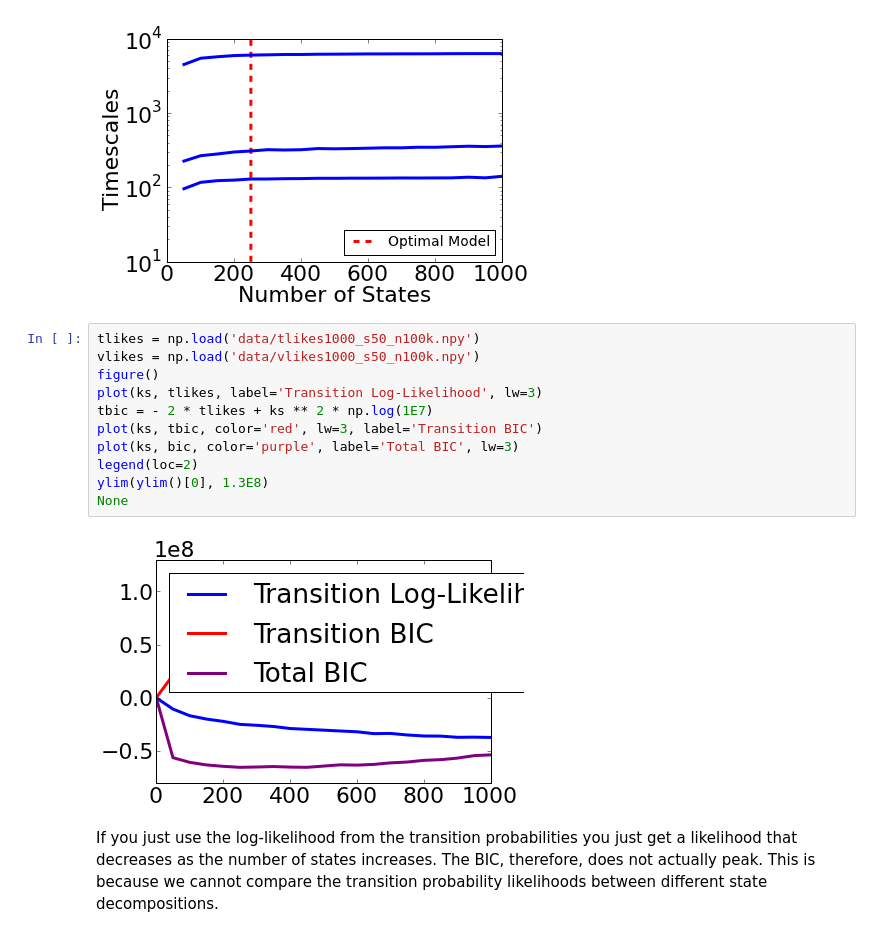
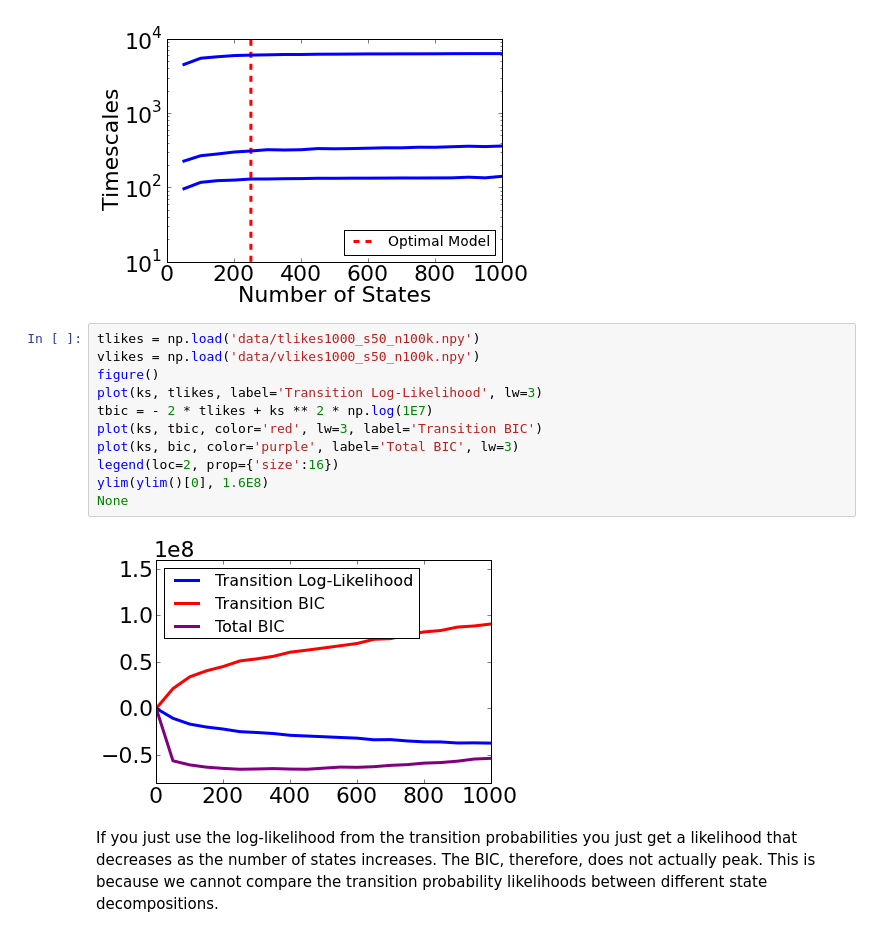
Before and after one commit to rmcgibbo/opt-k, a Jupyter notebook: muller/likelihoods.ipynb, the cells around one changed output. Cells and saved outputs as stored; diff of their text form.

```diff
--- a/muller/likelihoods.ipynb
+++ b/muller/likelihoods.ipynb
@@ -75,16 +75,16 @@ legend(loc=4, prop={'size' : 14})
 # %%
 tlikes = np.load('data/tlikes1000_s50_n100k.npy')
 vlikes = np.load('data/vlikes1000_s50_n100k.npy')
 figure()
 plot(ks, tlikes, label='Transition Log-Likelihood', lw=3)
 tbic = - 2 * tlikes + ks ** 2 * np.log(1E7)
 plot(ks, tbic, color='red', lw=3, label='Transition BIC')
 plot(ks, bic, color='purple', label='Total BIC', lw=3)
-legend(loc=2)
-ylim(ylim()[0], 1.3E8)
+legend(loc=2, prop={'size':16})
+ylim(ylim()[0], 1.6E8)
 None
 # %% [output]
-[figure, old version]
+[figure, new version]
 # %% [markdown]
 If you just use the log-likelihood from the transition probabilities you just get a likelihood that decreases as the number of states increases. The BIC, therefore, does not actually peak. This is because we cannot compare the transition probability likelihoods between different state decompositions.
 # %%
```
Also changed, not shown: parts of 1 cell of this notebook, 2 other files.
